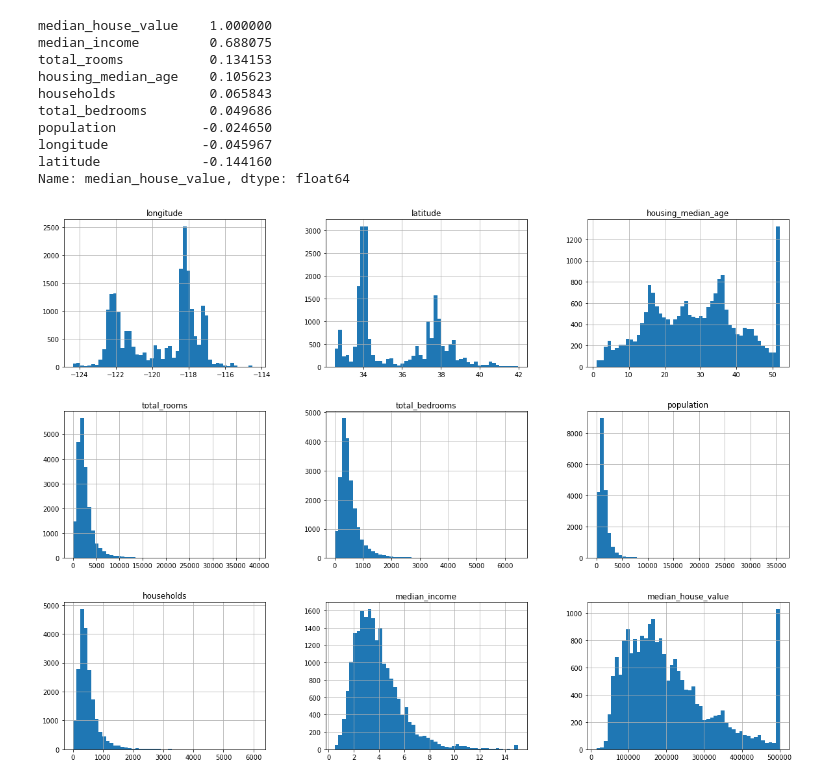
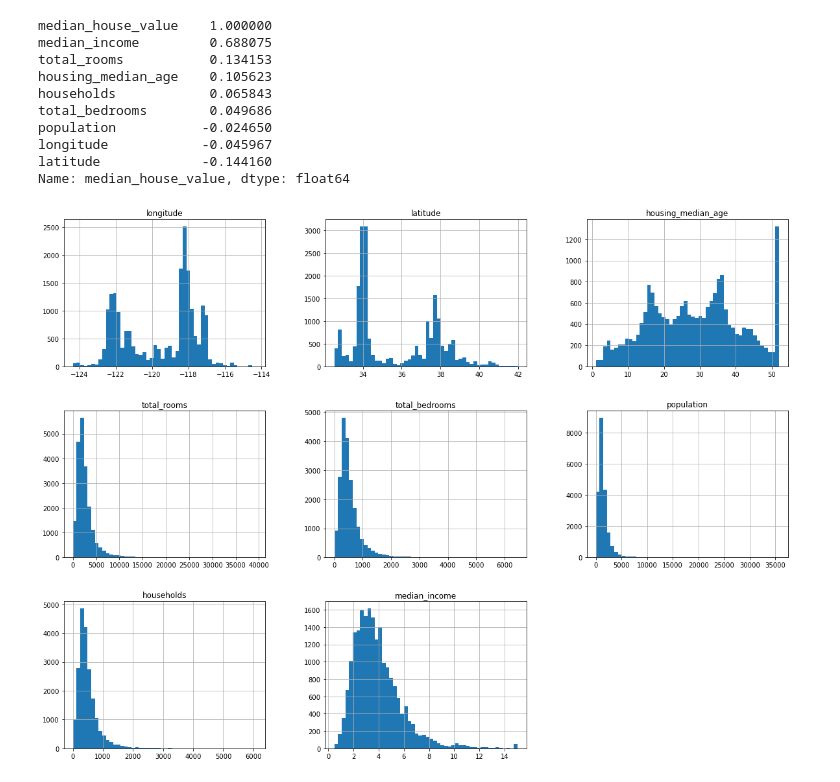
Before and after one commit to V1rex/100_ml_project, a Jupyter notebook: Median house values in Californian districts 005.ipynb, the cells around one changed output. Drawn from its saved outputs; the diff is of its cells as text; code cells hidden in the pictures.

```diff
--- a/Median house values in Californian districts 005.ipynb
+++ b/Median house values in Californian districts 005.ipynb
@@ -3,7 +5,8 @@ import numpy as np
 import pandas as pd
 
 df = pd.read_csv('project_005/housing.csv')
-df.head()
+X,y  = df.loc[:,df.columns != 'median_house_value'] , df.loc[:,'median_house_value']
+X
 # %% [output]
 |  | longitude | latitude | housing_median_age | total_rooms | total_bedrooms | population | households | ... |
 | 0 | -122.23 | 37.88 | 41.0 | 880.0 | 129.0 | 322.0 | 126.0 | ... |
@@ -103,7 +132,7 @@ Name: median_house_value, dtype: float64
 # %%
 %matplotlib inline
 import matplotlib.pyplot as plt
-df.hist(bins=50, figsize=(20,15))
+X.hist(bins=50, figsize=(20,15))
 plt.show()
 # %% [output]
-[figure, old version]
+[figure, new version]
```
Also changed, not shown: parts of 21 cells of this notebook.
